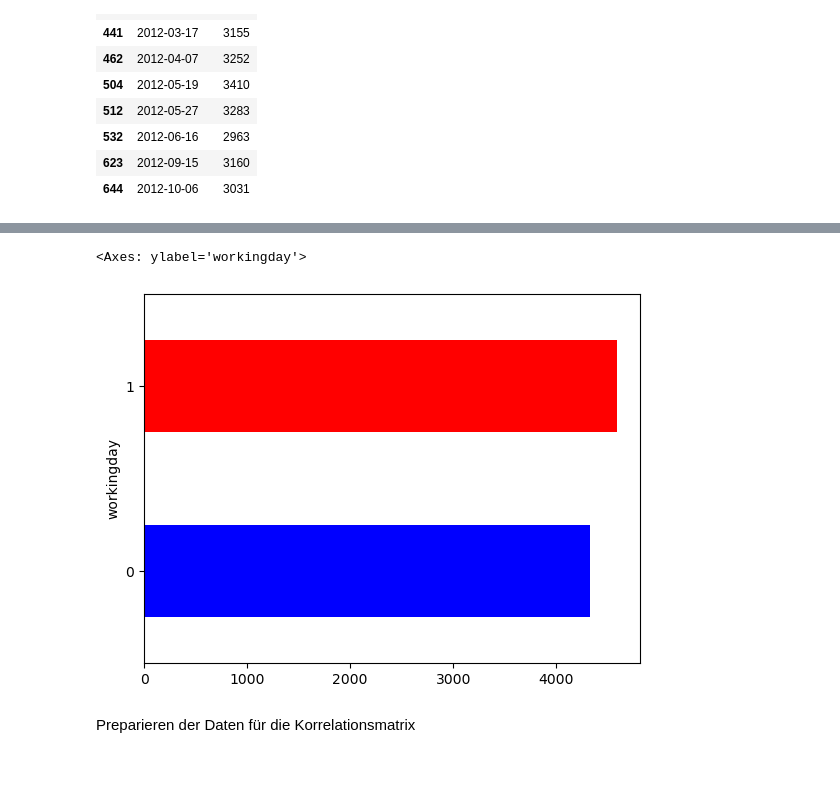
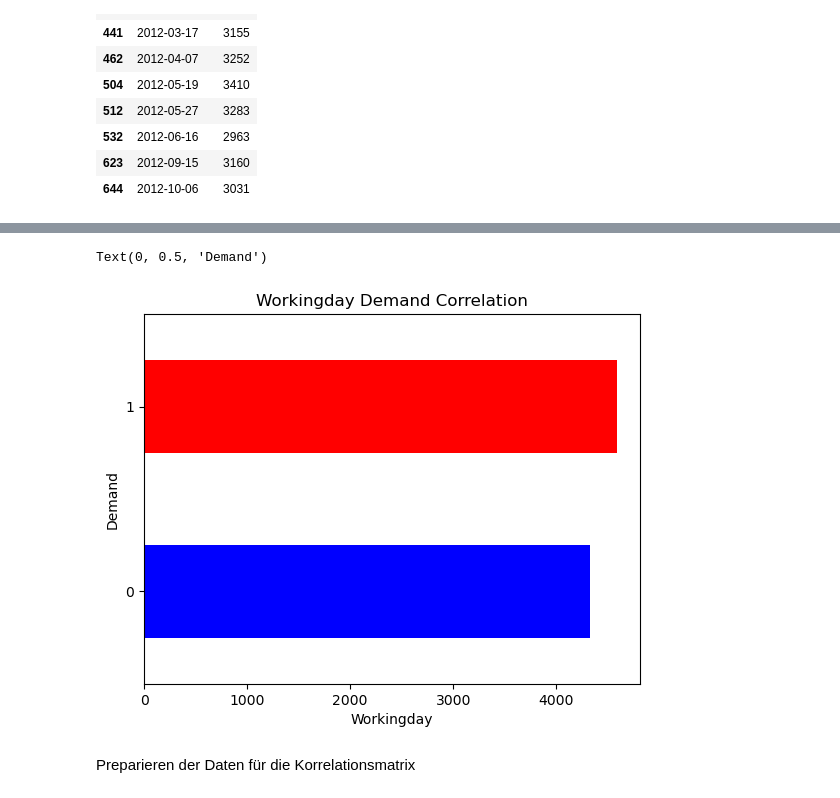
Before and after one commit to philhap/DS-Projektarbeit-Philipp-Heppler-Bike-Sharing, a Jupyter notebook: Digethic_Projektarbeit24_DS.ipynb, the cells around one changed output, grey strips where cells are left out. Drawn from its saved outputs; the diff is of its cells as text; code cells hidden in the pictures; blank space fills up the shorter version.

```diff
--- a/Digethic_Projektarbeit24_DS.ipynb
+++ b/Digethic_Projektarbeit24_DS.ipynb
@@ -213,9 +243,14 @@ plt.show()
 # %%
+# Untersuchung der Arbeitstags Nachfrage Korrelation
 colors = ['blue','red']
 df.groupby('workingday')['distribution'].mean().sort_values(ascending=True).tail(20).plot.barh(color=colors)
+
+plt.title('Workingday Demand Correlation')
+plt.xlabel('Workingday')
+plt.ylabel('Demand')
 # %% [output]
-<Axes: ylabel='workingday'>
+Text(0, 0.5, 'Demand')
-[figure, old version]
+[figure, new version]
 # %% [markdown]
 Preparieren der Daten für die Korrelationsmatrix
 # %%
```
Also changed, not shown: parts of 49 cells of this notebook.
